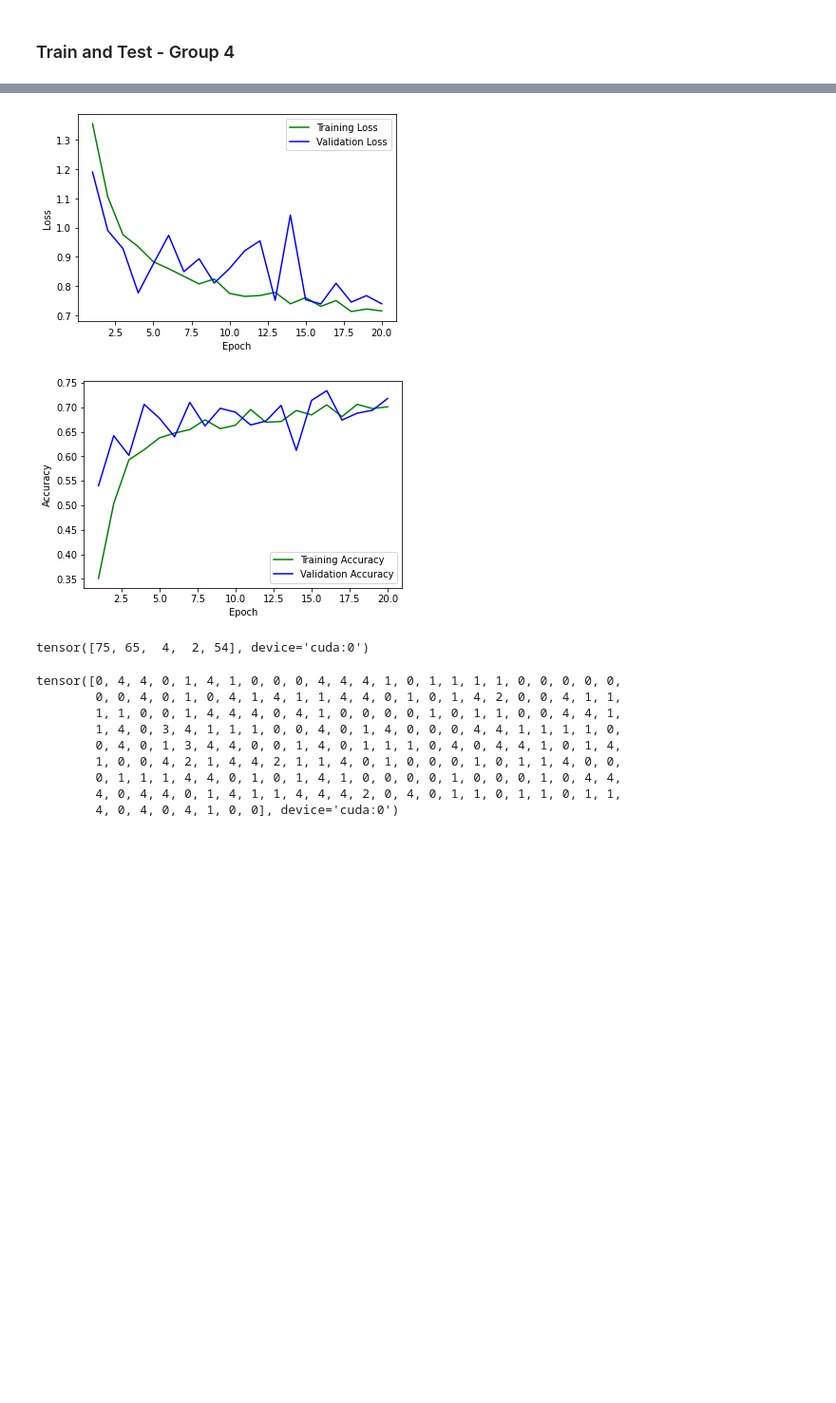
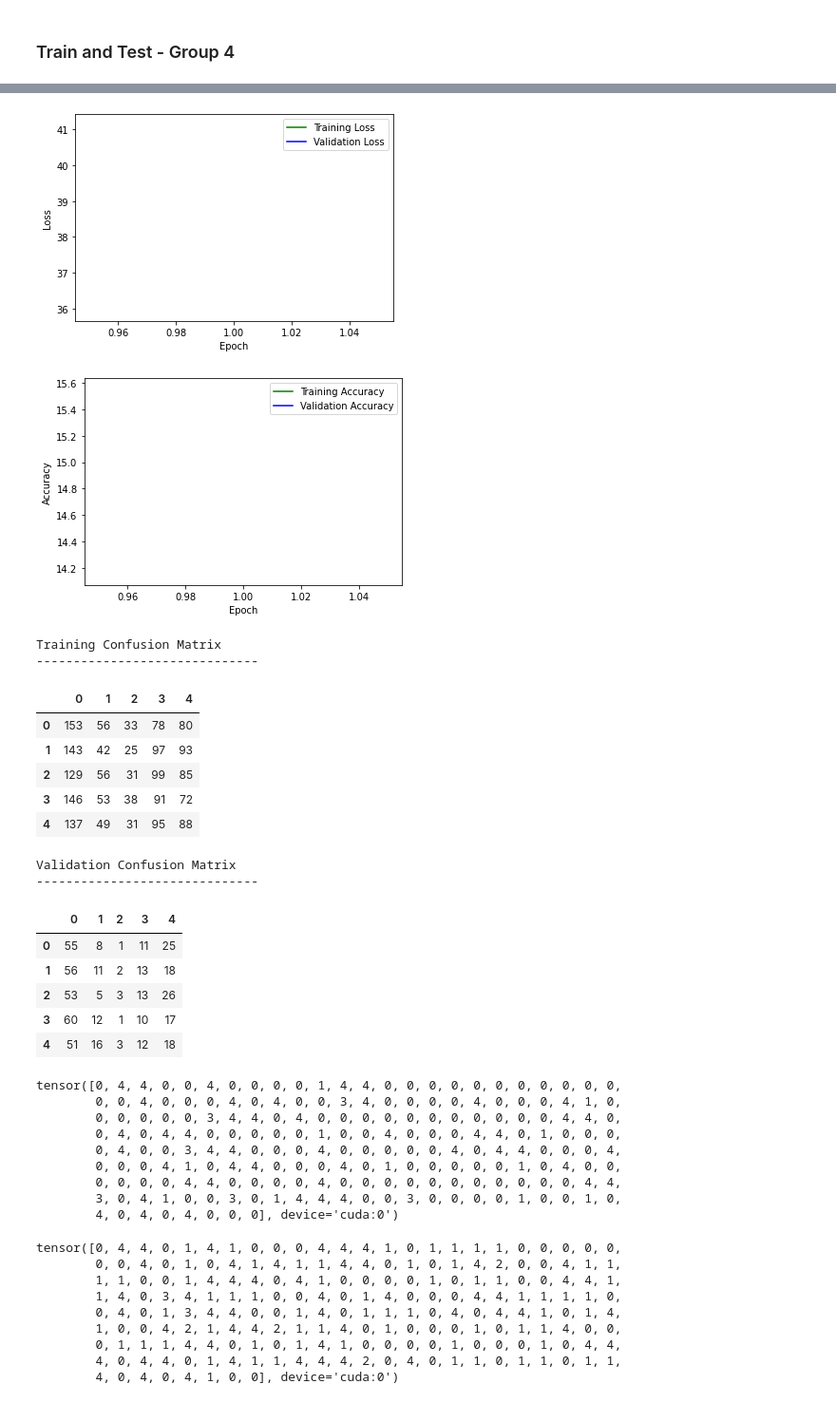
Before and after one commit to jmaness/csc591nn-projc1, a Jupyter notebook: c2.ipynb, the cells around one changed output, grey strips where cells are left out. Shown at 95% size. Saved outputs shown, nothing was run; the diff lists cells and outputs as text; code cells hidden in the pictures; blank space fills up the shorter version.

Commit message:
Add Training and Validation confusion matrices

```diff
--- a/c2.ipynb
+++ b/c2.ipynb
@@ -432,9 +466,9 @@ def group_4():
     ann_df = pd.read_csv(TRAIN_DATA_AUGMENTED_ANN_FILE, dtype={'file_name': 'object', 'annotation': 'category'})
 
     print("Computing class weights...")
-    #class_weights = compute_class_weights(ann_df, 'annotation')
+    class_weights = compute_class_weights(ann_df, 'annotation')
 
-    class_weights = torch.tensor([1., 1., 2., 2., 1.]).to(device)
+    #class_weights = torch.tensor([1., 1., 5., 5., 1.]).to(device)
     print(class_weights)
 
     print("Splitting data into training and validation sets...")
@@ -451,7 +485,22 @@ def group_4():
     val_dataset = SoybeanDataset(TRAIN_DATA_AUGMENTED_DIR, ann_df, transforms=TEST_DATA_TRANSFORMS)
     test_dataset  = SoybeanTestDatasetFolder(TEST_DATA_DIR, transforms=TEST_DATA_TRANSFORMS)
 
-    return SoybeanDataGroup(class_weights, train_dataset, train_sampler, val_dataset, val_sampler, test_dataset, None)
+    train_dataloader = torch.utils.data.DataLoader(train_dataset,
+                                                   sampler=train_sampler,
+                                                   batch_size=BATCH_SIZE,
+                                                   pin_memory=True,
+                                                   num_workers=16)
+    val_dataloader = torch.utils.data.DataLoader(val_dataset,
+                                                 sampler=val_sampler,
+                                                 batch_size=BATCH_SIZE,
+                                                 pin_memory=True,
+                                                 num_workers=16)
+    test_dataloader = torch.utils.data.DataLoader(test_dataset,
+                                                  batch_size=BATCH_SIZE,
+                                                  pin_memory=True,
+                                                  num_workers=0)
+
+    return SoybeanDataGroup(class_weights, train_dataloader, val_dataloader, test_dataloader)
 # %% [markdown]
 ## Model
 
@@ -485,7 +534,7 @@ def get_model(n1, d1, n2, d2):
 ## Training loop
 For training and validation, this trains a model across a configured number of epochs and outputs the training and validation loss and accuracy for each epoch.
 # %%
-def train_model(model, criterion, optimizer, dataloaders, dataset_sizes, num_epochs=25):
+def train_model(model, criterion, optimizer, dataloaders, num_epochs=25):
     """
     Trains the specified neural network model
 
@@ -494,7 +543,6 @@ def train_model(model, criterion, optimizer, dataloaders, dataset_sizes, num_epo
         criterion:     - loss function
         optimizer:     - gradient descent optimization algorithm
         dataloaders:   - dict of DataLoaders for training and validation data
-        dataset_sizes: - dict of sizes of datasets
         num_epochs:    - number of epochs to train model
     Returns:
         model   - trained model with weights from the epoch with the best validation accuracy
@@ -558,8 +606,11 @@ def train_model(model, criterion, optimizer, dataloaders, dataset_sizes, num_epo
                 running_loss += loss.item() * inputs.size(0)
                 running_corrects += preds.eq(labels.data.view_as(preds)).cpu().sum()
 
-            epoch_loss = running_loss / dataset_sizes[phase]
-            epoch_acc = running_corrects.double() / dataset_sizes[phase]
+            num_samples = len(dataloaders[phase])
+            print('Num samples', num_samples)
+
+            epoch_loss = running_loss / num_samples
+            epoch_acc = running_corrects.double() / num_samples
 
             history[phase]['loss'].append(epoch_loss)
             history[phase]['acc'].append(epoch_acc)
@@ -823,8 +877,9 @@ Finished generating predictions to predictions_c2_g3.csv
 ### Train and Test - Group 4
 # %%
 model = get_model(1024, 0.5, 128, 0.5).to(device)
-y_hat_test = train_and_test(model, group_4(), num_epochs=20)
+y_hat_test = train_and_test(model, group_4(), num_epochs=1)
 y_hat_test.bincount()
+y_hat_test
 # %% [output]
 Test
 Reading annotations...
@@ -843,9 +899,33 @@ Best acc: 0.734000
 
 Metrics
 ----------
-[figure, old version]
+[figure, new version]
-[figure, old version]
+[figure, new version]
-tensor([75, 65,  4,  2, 54], device='cuda:0')
+Training Confusion Matrix
+------------------------------
+|  | 0 | 1 | 2 | 3 | 4 |
+| 0 | 153 | 56 | 33 | 78 | 80 |
+| 1 | 143 | 42 | 25 | 97 | 93 |
+| 2 | 129 | 56 | 31 | 99 | 85 |
+| 3 | 146 | 53 | 38 | 91 | 72 |
+| 4 | 137 | 49 | 31 | 95 | 88 |
+Validation Confusion Matrix
+------------------------------
+|  | 0 | 1 | 2 | 3 | 4 |
+| 0 | 55 | 8 | 1 | 11 | 25 |
+| 1 | 56 | 11 | 2 | 13 | 18 |
+| 2 | 53 | 5 | 3 | 13 | 26 |
+| 3 | 60 | 12 | 1 | 10 | 17 |
+| 4 | 51 | 16 | 3 | 12 | 18 |
+tensor([0, 4, 4, 0, 0, 4, 0, 0, 0, 0, 1, 4, 4, 0, 0, 0, 0, 0, 0, 0, 0, 0, 0, 0,
+        0, 0, 4, 0, 0, 0, 4, 0, 4, 0, 0, 3, 4, 0, 0, 0, 0, 4, 0, 0, 0, 4, 1, 0,
+        0, 0, 0, 0, 0, 3, 4, 4, 0, 4, 0, 0, 0, 0, 0, 0, 0, 0, 0, 0, 0, 4, 4, 0,
+        0, 4, 0, 4, 4, 0, 0, 0, 0, 0, 1, 0, 0, 4, 0, 0, 0, 4, 4, 0, 1, 0, 0, 0,
+        0, 4, 0, 0, 3, 4, 4, 0, 0, 0, 4, 0, 0, 0, 0, 0, 4, 0, 4, 4, 0, 0, 0, 4,
+        0, 0, 0, 4, 1, 0, 4, 4, 0, 0, 0, 4, 0, 1, 0, 0, 0, 0, 0, 1, 0, 4, 0, 0,
+        0, 0, 0, 0, 4, 4, 0, 0, 0, 0, 4, 0, 0, 0, 0, 0, 0, 0, 0, 0, 0, 0, 4, 4,
+        3, 0, 4, 1, 0, 0, 3, 0, 1, 4, 4, 4, 0, 0, 3, 0, 0, 0, 0, 1, 0, 0, 1, 0,
+        4, 0, 4, 0, 4, 0, 0, 0], device='cuda:0')
 # %%
 y_hat_test
 # %% [output]
```
Also changed, not shown: parts of 7 cells of this notebook.
